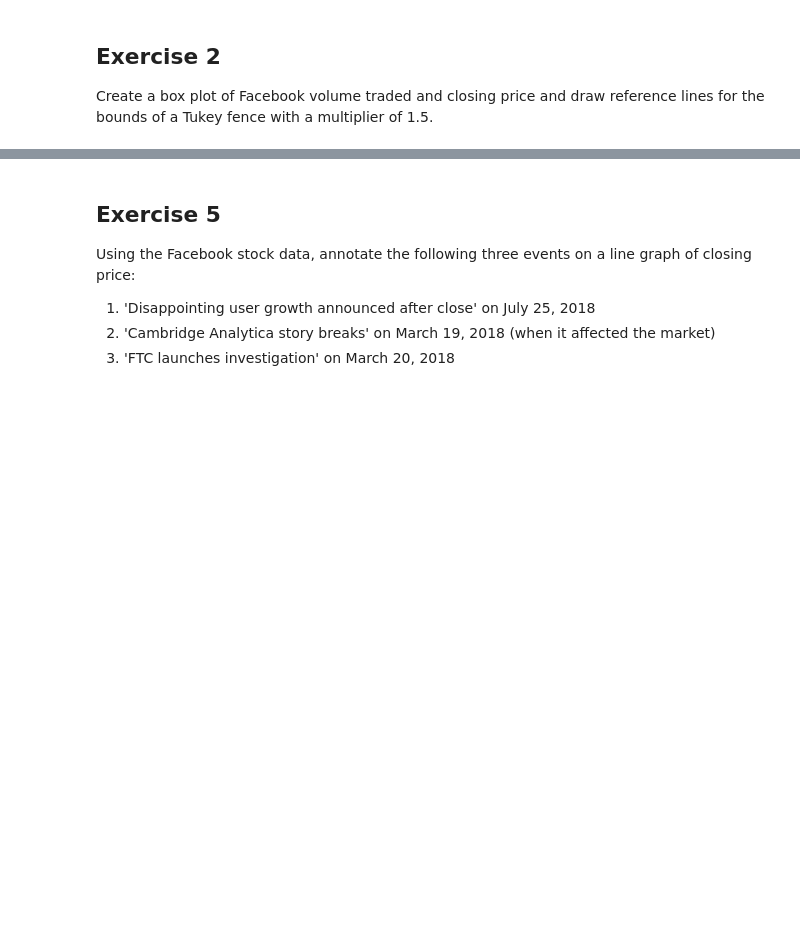
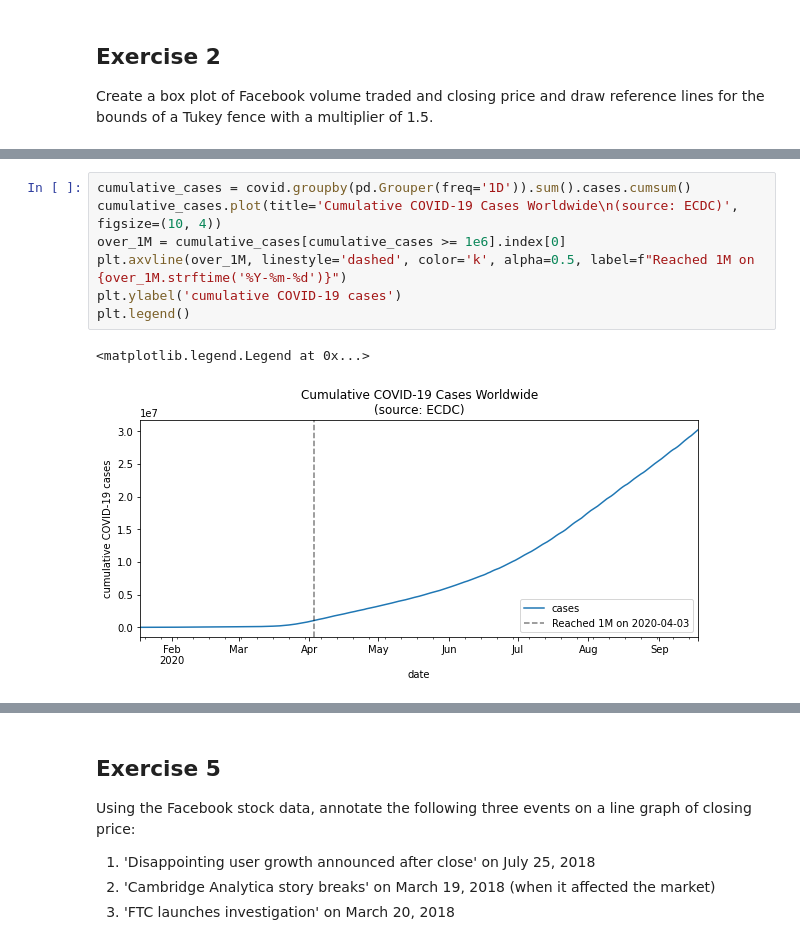
Before and after one commit to stefmolin/Hands-On-Data-Analysis-with-Pandas-2nd-edition, a Jupyter notebook: solutions/ch_06/solutions.ipynb, the cells around one changed output, grey strips where cells are left out. Saved outputs shown, nothing was run; the diff lists cells and outputs as text; blank space fills up the shorter version.

```diff
--- a/solutions/ch_06/solutions.ipynb
+++ b/solutions/ch_06/solutions.ipynb
@@ -83,2 +68,12 @@ Text(0.5, 1.1, 'Facebook volume traded and closing price with shaded Tukey Fence
+# %%
+cumulative_cases = covid.groupby(pd.Grouper(freq='1D')).sum().cases.cumsum()
+cumulative_cases.plot(title='Cumulative COVID-19 Cases Worldwide\n(source: ECDC)', figsize=(10, 4))
+over_1M = cumulative_cases[cumulative_cases >= 1e6].index[0]
+plt.axvline(over_1M, linestyle='dashed', color='k', alpha=0.5, label=f"Reached 1M on {over_1M.strftime('%Y-%m-%d')}")
+plt.ylabel('cumulative COVID-19 cases')
+plt.legend()
+# %% [output]
+<matplotlib.legend.Legend at 0x...>
+[figure, added]
 # %% [markdown]
 ## Exercise 4
```
Also changed, not shown: parts of 13 cells of this notebook.
